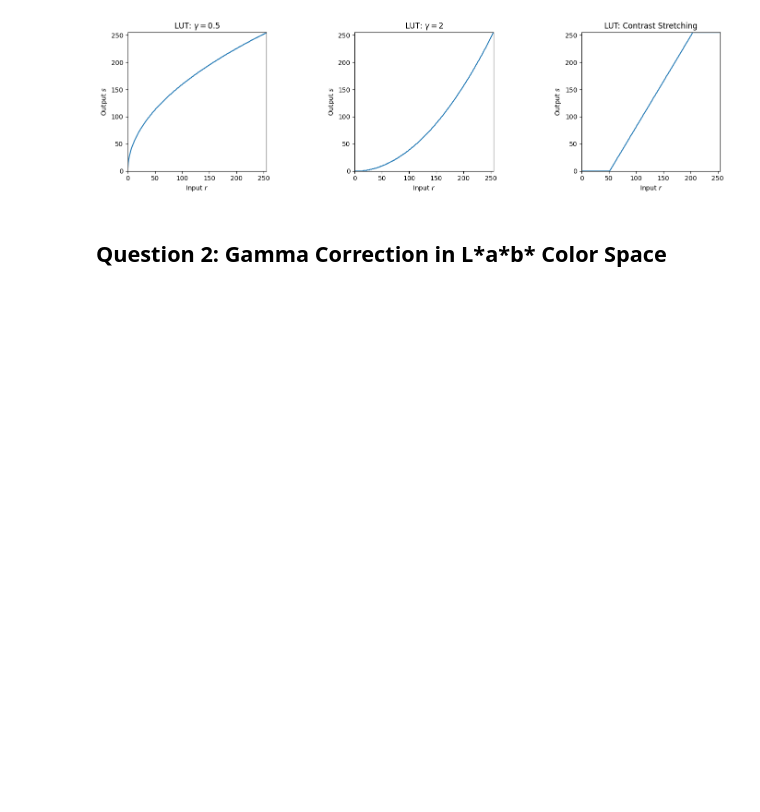
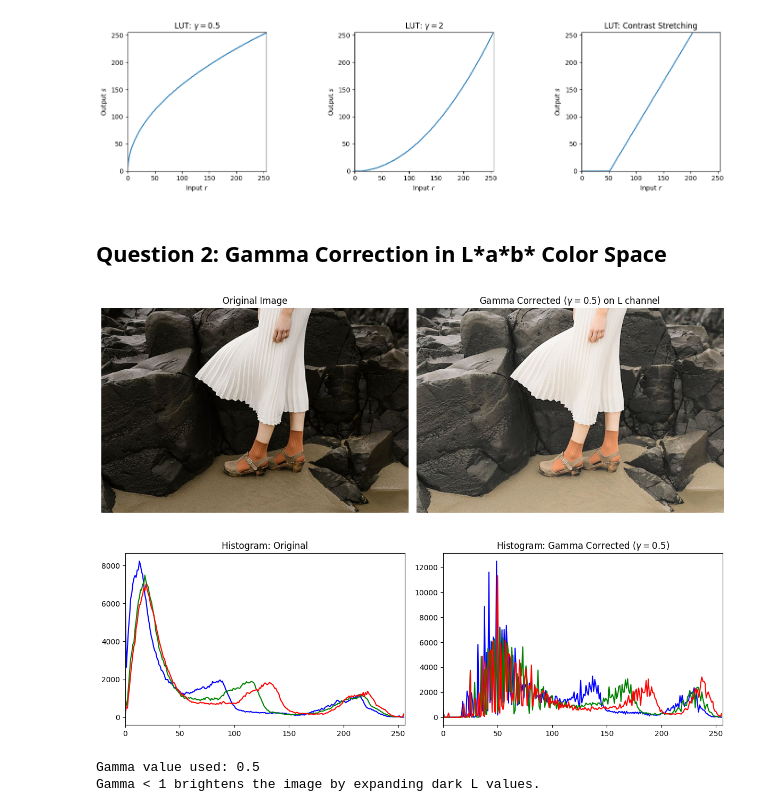
Before and after one commit to Dilki20thakshmila/Computer_Vision_Assignment_01, a Jupyter notebook: Assignment_01_258829L.ipynb, the cells around one changed output. Cells and saved outputs as stored; diff of their text form; code cells hidden in the pictures; blank space fills up the shorter version.

Commit message:
Test gamma values and select best for dark image

```diff
--- a/Assignment_01_258829L.ipynb
+++ b/Assignment_01_258829L.ipynb
@@ -79,10 +79,10 @@ import numpy as np
 import matplotlib.pyplot as plt
 
 # Load the color image (Fig. 2 - the outdoor/person image)
-img_bgr = cv.imread('images/fig2_image.jpg', cv.IMREAD_COLOR)
+img_bgr = cv.imread('E:/ML/Images/highlights_and_shadows.jpg', cv.IMREAD_COLOR)
 assert img_bgr is not None, 'Could not load image for Q2'
 
-# Convert BGR -> Lab (OpenCV uses 8-bit Lab: L in [0,255], a,b in [0,255])
+# Convert BGR -> Lab
 img_lab = cv.cvtColor(img_bgr, cv.COLOR_BGR2Lab)
 L, a, b = cv.split(img_lab)
 
@@ -101,36 +101,41 @@ img_corrected_bgr = cv.cvtColor(img_lab_corrected, cv.COLOR_Lab2BGR)
 img_rgb = cv.cvtColor(img_bgr, cv.COLOR_BGR2RGB)
 img_corrected_rgb = cv.cvtColor(img_corrected_bgr, cv.COLOR_BGR2RGB)
 
-# ── Display images ────────────────────────────────────────────────────────────
+#Display images
 fig, axes = plt.subplots(1, 2, figsize=(12, 5))
 axes[0].imshow(img_rgb)
 axes[0].set_title('Original Image')
 axes[0].axis('off')
 axes[1].imshow(img_corrected_rgb)
 axes[1].set_title(f'Gamma Corrected ($\\gamma = {gamma}$) on L channel')
 axes[1].axis('off')
 plt.tight_layout()
 plt.savefig('q2_gamma_lab.png', dpi=150)
 plt.show()
 
-# ── (b) Histograms ────────────────────────────────────────────────────────────
+#(b) Histograms
 fig, axes = plt.subplots(1, 2, figsize=(12, 4))
 color = ('b', 'g', 'r')
 for i, c in enumerate(color):
     hist_orig = cv.calcHist([img_bgr], [i], None, [256], [0, 256])
     axes[0].plot(hist_orig, color=c)
 axes[0].set_title('Histogram: Original')
 axes[0].set_xlim([0, 256])
 
 for i, c in enumerate(color):
     hist_corr = cv.calcHist([img_corrected_bgr], [i], None, [256], [0, 256])
     axes[1].plot(hist_corr, color=c)
 axes[1].set_title(f'Histogram: Gamma Corrected ($\\gamma = {gamma}$)')
 axes[1].set_xlim([0, 256])
 
 plt.tight_layout()
 plt.savefig('q2_histograms.png', dpi=150)
 plt.show()
 
 print(f'Gamma value used: {gamma}')
 print('Gamma < 1 brightens the image by expanding dark L values.')
+# %% [output]
+[figure, added]
+[figure, added]
+Gamma value used: 0.5
+Gamma < 1 brightens the image by expanding dark L values.
```
Also changed, not shown: 2 other files.
